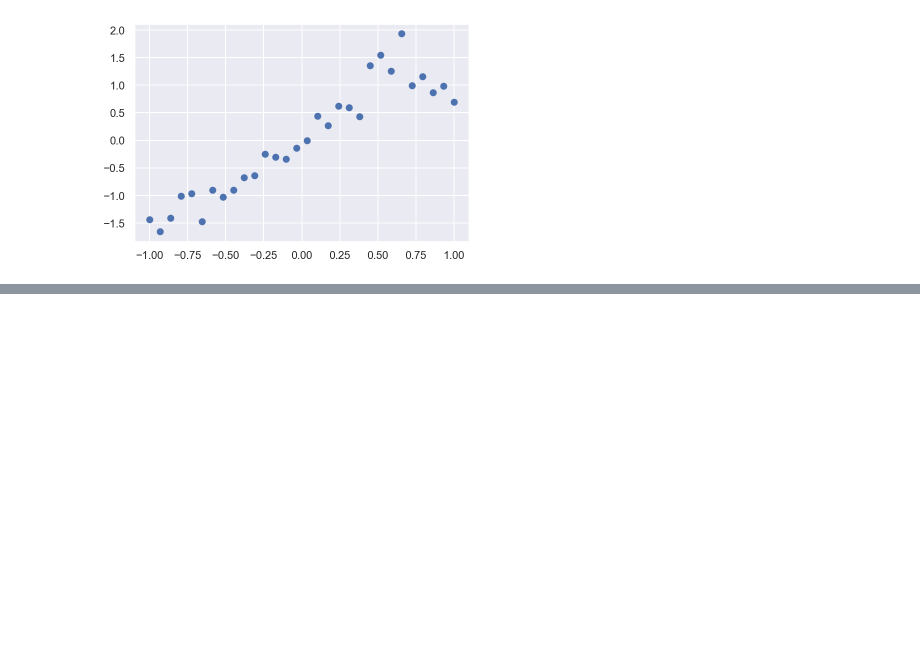
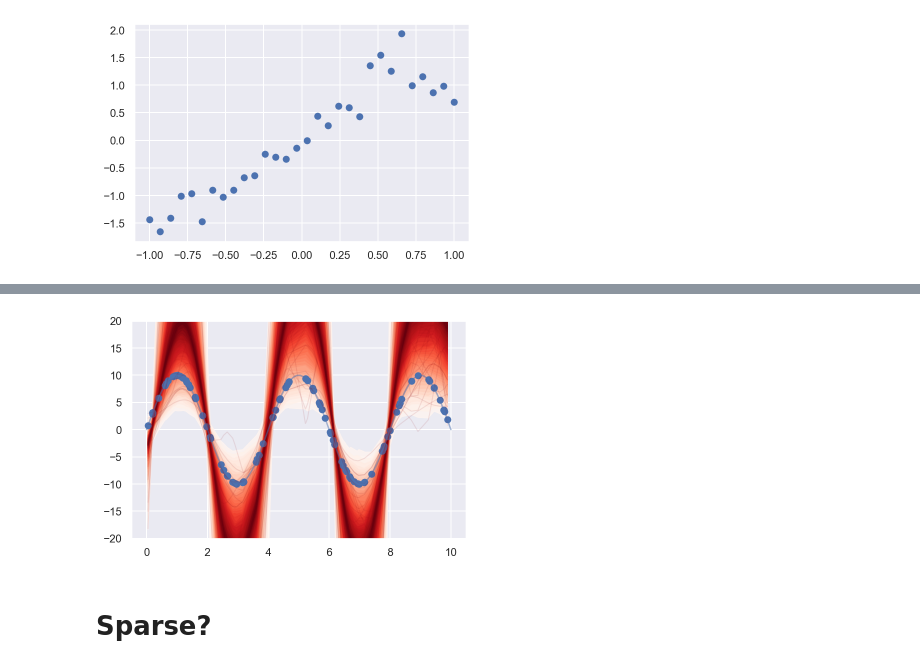
Before and after one commit to AurelienNioche/TransformedGP, a Jupyter notebook: numpyro-gp-demo.ipynb, the cells around one changed output, grey strips where cells are left out. Drawn from its saved outputs; the diff is of its cells as text; code cells hidden in the pictures; blank space fills up the shorter version.

```diff
--- a/numpyro-gp-demo.ipynb
+++ b/numpyro-gp-demo.ipynb
@@ -242,0 +310,17 @@ ax.set(xlabel="X", ylabel="Y", title="Mean predictions with 90% CI");
+# %%
+n_samples = nuts_samples['kernel_var'].shape[0]
+f_predict = np.zeros((n_samples, x.shape[0]))
+p_predict = np.zeros((n_samples, x.shape[0]))
+for i in tqdm(range(n_samples)):
+    f_predict[i], p_predict[i] = gp_predict(X=x, Xnew=None, samples=nuts_samples, i=i)
+# %%
+fig, ax = plt.subplots()
+plot_gp_dist(ax, f_predict, x)
+ax.scatter(x, f)
+x_plot = np.linspace(0, 10, 100)
+ax.plot(x_plot, true_f(x_plot), alpha=0.5)
+ax.set_ylim(-20, 20);
+# %% [output]
+[figure, added]
+# %% [markdown]
+# Sparse?
```
Also changed, not shown: parts of 32 cells of this notebook, 7 other files.
